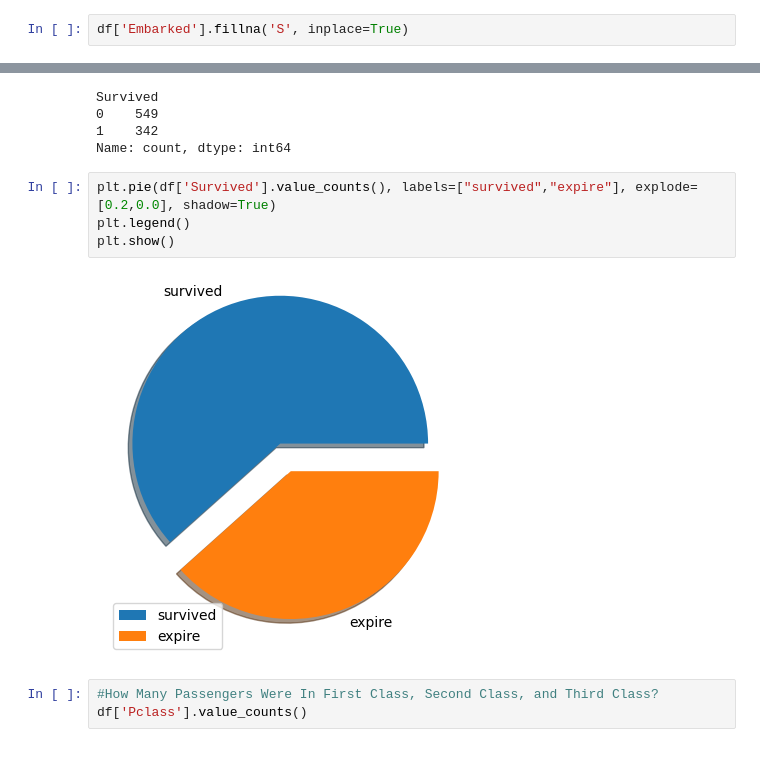
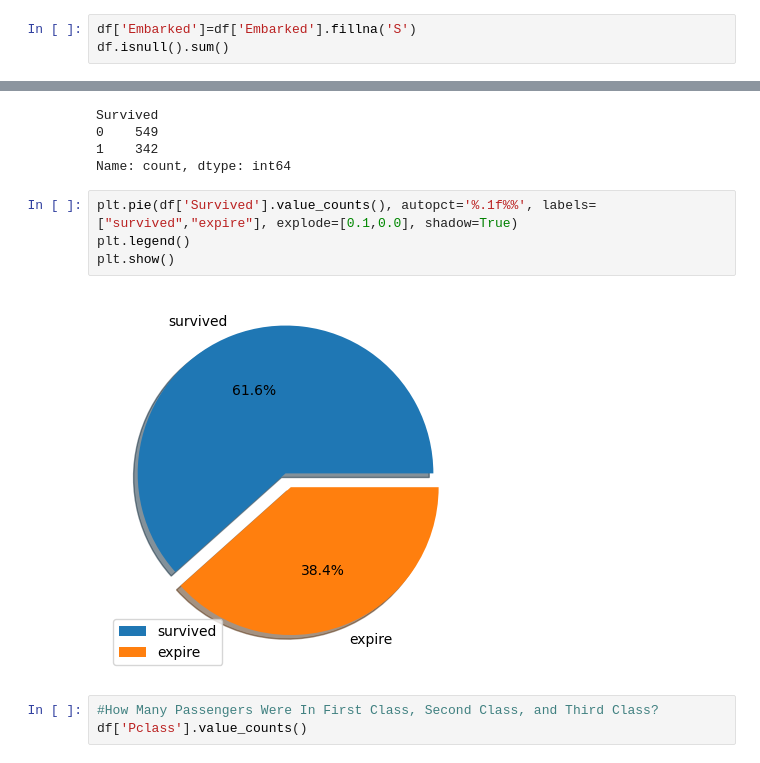
Before and after one commit to Frigid29/python-pandas, a Jupyter notebook: projects/project4.ipynb, the cells around one changed output, grey strips where cells are left out. Saved outputs shown, nothing was run; the diff lists cells and outputs as text.

```diff
--- a/projects/project4.ipynb
+++ b/projects/project4.ipynb
@@ -205,4 +212,5 @@ Name: Embarked, dtype: object
 most appeared value count:  644
 # %%
-df['Embarked'].fillna('S', inplace=True)
+df['Embarked']=df['Embarked'].fillna('S')
+df.isnull().sum()
 # %% [output]
@@ -258,11 +307,11 @@ Survived
 1    342
 Name: count, dtype: int64
 # %%
-plt.pie(df['Survived'].value_counts(), labels=["survived","expire"], explode=[0.2,0.0], shadow=True)
+plt.pie(df['Survived'].value_counts(), autopct='%.1f%%', labels=["survived","expire"], explode=[0.1,0.0], shadow=True)
 plt.legend()
 plt.show()
 # %% [output]
-[figure, old version]
+[figure, new version]
 # %%
 #How Many Passengers Were In First Class, Second Class, and Third Class?
 df['Pclass'].value_counts()
```
Also changed, not shown: parts of 9 cells of this notebook.
